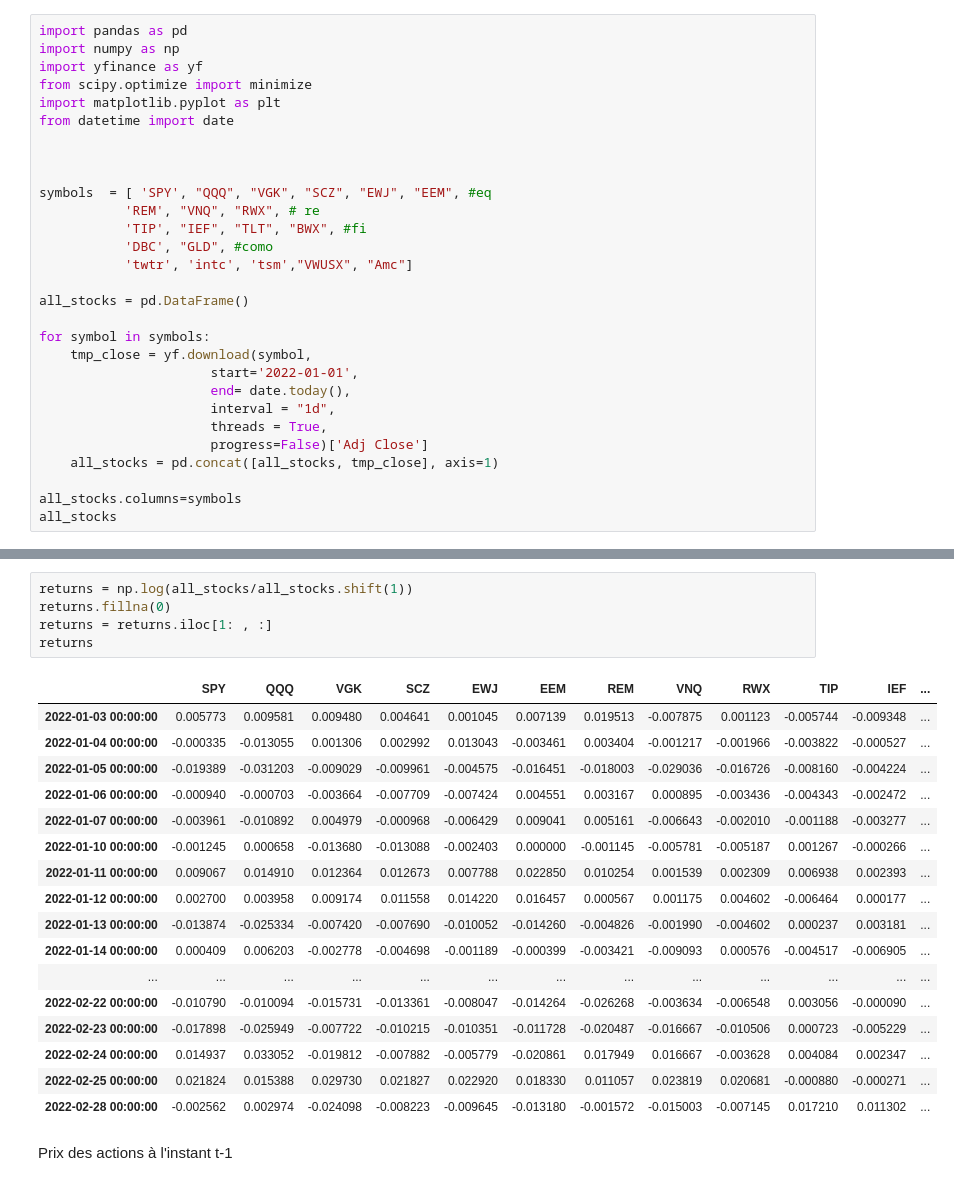
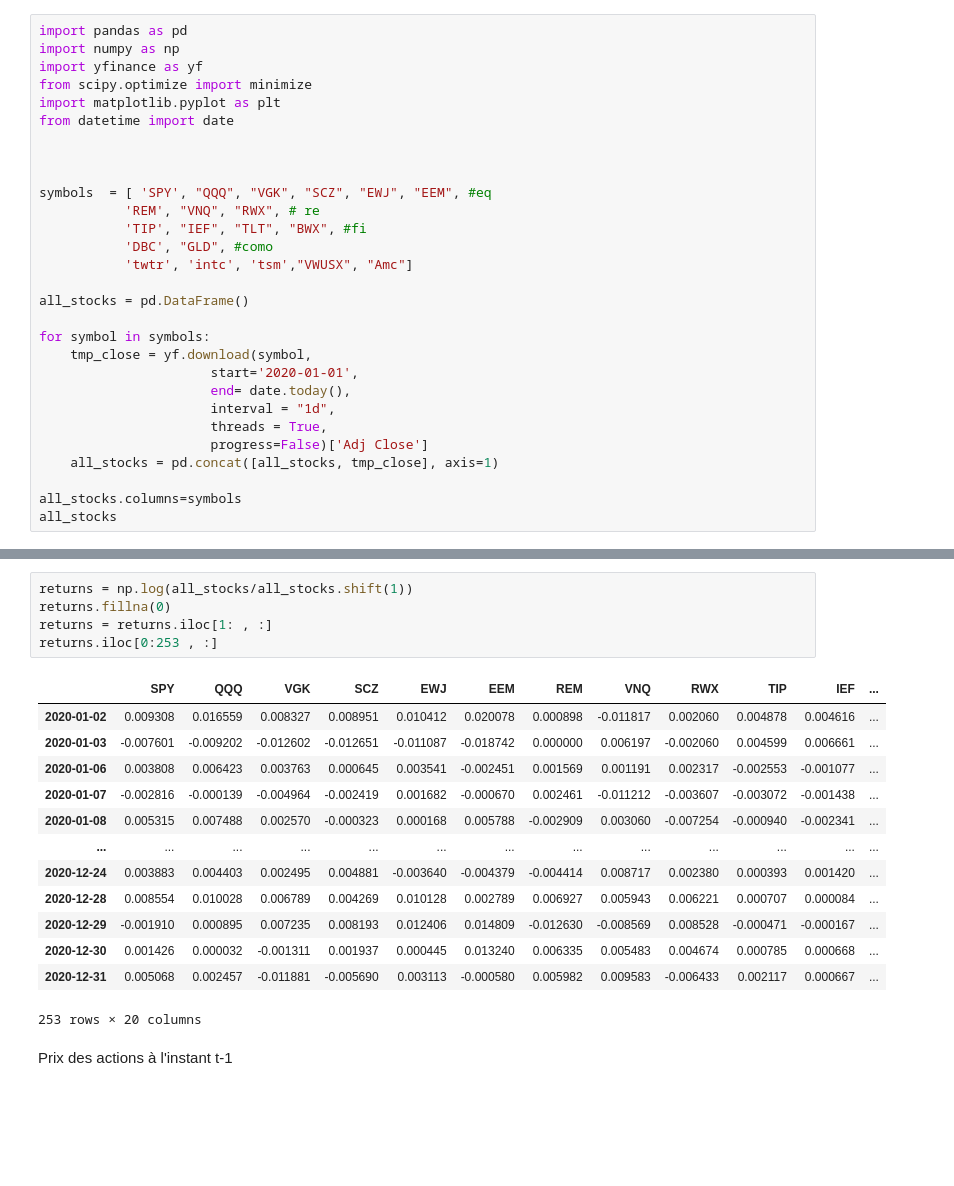
Before and after one commit to Armand-Morin/Portfolio_Optimization_Volga-Technologies, a Jupyter notebook: TC_Malo.ipynb, the cells around one changed output, grey strips where cells are left out. Drawn from its saved outputs; the diff is of its cells as text; blank space fills up the shorter version.

```diff
--- a/TC_Malo.ipynb
+++ b/TC_Malo.ipynb
@@ -18,7 +18,7 @@ all_stocks = pd.DataFrame()
 
 for symbol in symbols:
     tmp_close = yf.download(symbol,
-                      start='2022-01-01',
+                      start='2020-01-01',
                       end= date.today(),
                       interval = "1d",
                       threads = True,
@@ -48,26 +44,22 @@ all_stocks
 # %%
 returns = np.log(all_stocks/all_stocks.shift(1))
 returns.fillna(0)
 returns = returns.iloc[1: , :]
-returns
+returns.iloc[0:253 , :]
 # %% [output]
 |  | SPY | QQQ | VGK | SCZ | EWJ | EEM | REM | VNQ | RWX | TIP | IEF | ... |
-| 2022-01-03 00:00:00 | 0.005773 | 0.009581 | 0.009480 | 0.004641 | 0.001045 | 0.007139 | 0.019513 | -0.007875 | 0.001123 | -0.005744 | -0.009348 | ... |
-| 2022-01-04 00:00:00 | -0.000335 | -0.013055 | 0.001306 | 0.002992 | 0.013043 | -0.003461 | 0.003404 | -0.001217 | -0.001966 | -0.003822 | -0.000527 | ... |
-| 2022-01-05 00:00:00 | -0.019389 | -0.031203 | -0.009029 | -0.009961 | -0.004575 | -0.016451 | -0.018003 | -0.029036 | -0.016726 | -0.008160 | -0.004224 | ... |
-| 2022-01-06 00:00:00 | -0.000940 | -0.000703 | -0.003664 | -0.007709 | -0.007424 | 0.004551 | 0.003167 | 0.000895 | -0.003436 | -0.004343 | -0.002472 | ... |
-| 2022-01-07 00:00:00 | -0.003961 | -0.010892 | 0.004979 | -0.000968 | -0.006429 | 0.009041 | 0.005161 | -0.006643 | -0.002010 | -0.001188 | -0.003277 | ... |
-| 2022-01-10 00:00:00 | -0.001245 | 0.000658 | -0.013680 | -0.013088 | -0.002403 | 0.000000 | -0.001145 | -0.005781 | -0.005187 | 0.001267 | -0.000266 | ... |
-| 2022-01-11 00:00:00 | 0.009067 | 0.014910 | 0.012364 | 0.012673 | 0.007788 | 0.022850 | 0.010254 | 0.001539 | 0.002309 | 0.006938 | 0.002393 | ... |
-| 2022-01-12 00:00:00 | 0.002700 | 0.003958 | 0.009174 | 0.011558 | 0.014220 | 0.016457 | 0.000567 | 0.001175 | 0.004602 | -0.006464 | 0.000177 | ... |
-| 2022-01-13 00:00:00 | -0.013874 | -0.025334 | -0.007420 | -0.007690 | -0.010052 | -0.014260 | -0.004826 | -0.001990 | -0.004602 | 0.000237 | 0.003181 | ... |
-| 2022-01-14 00:00:00 | 0.000409 | 0.006203 | -0.002778 | -0.004698 | -0.001189 | -0.000399 | -0.003421 | -0.009093 | 0.000576 | -0.004517 | -0.006905 | ... |
+| 2020-01-02 | 0.009308 | 0.016559 | 0.008327 | 0.008951 | 0.010412 | 0.020078 | 0.000898 | -0.011817 | 0.002060 | 0.004878 | 0.004616 | ... |
+| 2020-01-03 | -0.007601 | -0.009202 | -0.012602 | -0.012651 | -0.011087 | -0.018742 | 0.000000 | 0.006197 | -0.002060 | 0.004599 | 0.006661 | ... |
+| 2020-01-06 | 0.003808 | 0.006423 | 0.003763 | 0.000645 | 0.003541 | -0.002451 | 0.001569 | 0.001191 | 0.002317 | -0.002553 | -0.001077 | ... |
+| 2020-01-07 | -0.002816 | -0.000139 | -0.004964 | -0.002419 | 0.001682 | -0.000670 | 0.002461 | -0.011212 | -0.003607 | -0.003072 | -0.001438 | ... |
+| 2020-01-08 | 0.005315 | 0.007488 | 0.002570 | -0.000323 | 0.000168 | 0.005788 | -0.002909 | 0.003060 | -0.007254 | -0.000940 | -0.002341 | ... |
 | ... | ... | ... | ... | ... | ... | ... | ... | ... | ... | ... | ... | ... |
-| 2022-02-22 00:00:00 | -0.010790 | -0.010094 | -0.015731 | -0.013361 | -0.008047 | -0.014264 | -0.026268 | -0.003634 | -0.006548 | 0.003056 | -0.000090 | ... |
-| 2022-02-23 00:00:00 | -0.017898 | -0.025949 | -0.007722 | -0.010215 | -0.010351 | -0.011728 | -0.020487 | -0.016667 | -0.010506 | 0.000723 | -0.005229 | ... |
-| 2022-02-24 00:00:00 | 0.014937 | 0.033052 | -0.019812 | -0.007882 | -0.005779 | -0.020861 | 0.017949 | 0.016667 | -0.003628 | 0.004084 | 0.002347 | ... |
-| 2022-02-25 00:00:00 | 0.021824 | 0.015388 | 0.029730 | 0.021827 | 0.022920 | 0.018330 | 0.011057 | 0.023819 | 0.020681 | -0.000880 | -0.000271 | ... |
-| 2022-02-28 00:00:00 | -0.002562 | 0.002974 | -0.024098 | -0.008223 | -0.009645 | -0.013180 | -0.001572 | -0.015003 | -0.007145 | 0.017210 | 0.011302 | ... |
+| 2020-12-24 | 0.003883 | 0.004403 | 0.002495 | 0.004881 | -0.003640 | -0.004379 | -0.004414 | 0.008717 | 0.002380 | 0.000393 | 0.001420 | ... |
+| 2020-12-28 | 0.008554 | 0.010028 | 0.006789 | 0.004269 | 0.010128 | 0.002789 | 0.006927 | 0.005943 | 0.006221 | 0.000707 | 0.000084 | ... |
+| 2020-12-29 | -0.001910 | 0.000895 | 0.007235 | 0.008193 | 0.012406 | 0.014809 | -0.012630 | -0.008569 | 0.008528 | -0.000471 | -0.000167 | ... |
+| 2020-12-30 | 0.001426 | 0.000032 | -0.001311 | 0.001937 | 0.000445 | 0.013240 | 0.006335 | 0.005483 | 0.004674 | 0.000785 | 0.000668 | ... |
+| 2020-12-31 | 0.005068 | 0.002457 | -0.011881 | -0.005690 | 0.003113 | -0.000580 | 0.005982 | 0.009583 | -0.006433 | 0.002117 | 0.000667 | ... |
+253 rows × 20 columns
 # %% [markdown]
 Prix des actions à l'instant t-1
 # %%
```
Also changed, not shown: parts of 9 cells of this notebook.
